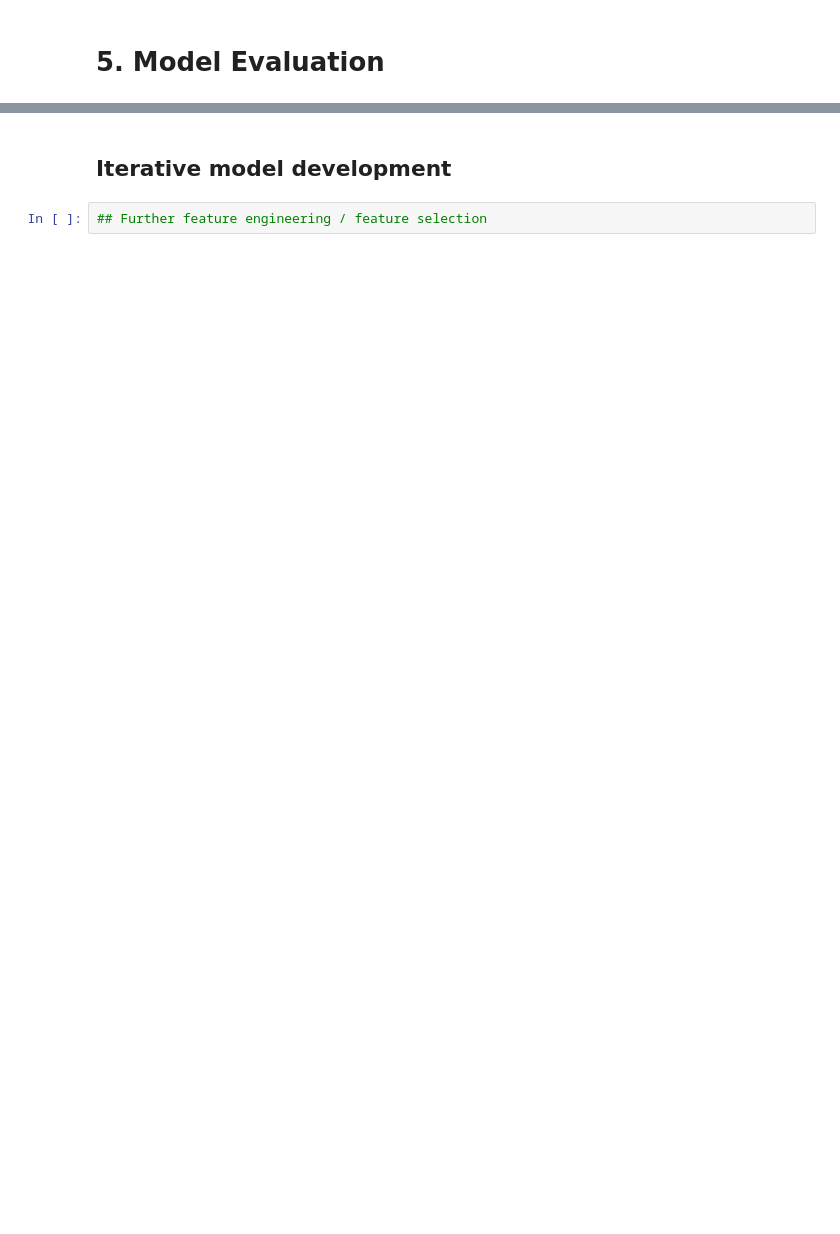
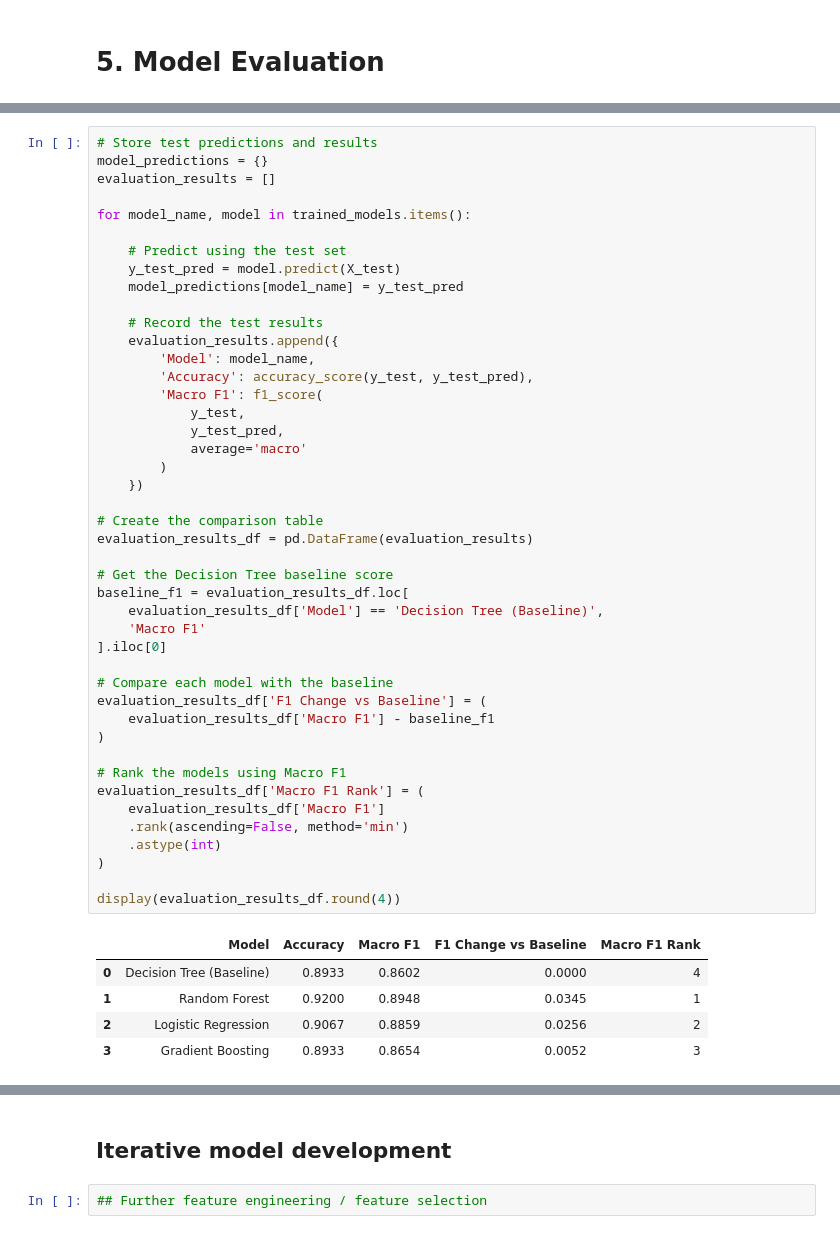
Before and after one commit to ShiroiYukiis/mldp, a Jupyter notebook: MLDP Program Codes Submission Template.ipynb, the cells around one changed output, grey strips where cells are left out. Saved outputs shown, nothing was run; the diff lists cells and outputs as text; blank space fills up the shorter version.

```diff
--- a/MLDP Program Codes Submission Template.ipynb
+++ b/MLDP Program Codes Submission Template.ipynb
@@ -825,0 +927,50 @@ A random state of 42 was used so that the same split can be reproduced. The test
+# %%
+# Store test predictions and results
+model_predictions = {}
+evaluation_results = []
+
+for model_name, model in trained_models.items():
+
+    # Predict using the test set
+    y_test_pred = model.predict(X_test)
+    model_predictions[model_name] = y_test_pred
+
+    # Record the test results
+    evaluation_results.append({
+        'Model': model_name,
+        'Accuracy': accuracy_score(y_test, y_test_pred),
+        'Macro F1': f1_score(
+            y_test,
+            y_test_pred,
+            average='macro'
+        )
+    })
+
+# Create the comparison table
+evaluation_results_df = pd.DataFrame(evaluation_results)
+
+# Get the Decision Tree baseline score
+baseline_f1 = evaluation_results_df.loc[
+    evaluation_results_df['Model'] == 'Decision Tree (Baseline)',
+    'Macro F1'
+].iloc[0]
+
+# Compare each model with the baseline
+evaluation_results_df['F1 Change vs Baseline'] = (
+    evaluation_results_df['Macro F1'] - baseline_f1
+)
+
+# Rank the models using Macro F1
+evaluation_results_df['Macro F1 Rank'] = (
+    evaluation_results_df['Macro F1']
+    .rank(ascending=False, method='min')
+    .astype(int)
+)
+
+display(evaluation_results_df.round(4))
+# %% [output]
+|  | Model | Accuracy | Macro F1 | F1 Change vs Baseline | Macro F1 Rank |
+| 0 | Decision Tree (Baseline) | 0.8933 | 0.8602 | 0.0000 | 4 |
+| 1 | Random Forest | 0.9200 | 0.8948 | 0.0345 | 1 |
+| 2 | Logistic Regression | 0.9067 | 0.8859 | 0.0256 | 2 |
+| 3 | Gradient Boosting | 0.8933 | 0.8654 | 0.0052 | 3 |
```
Also changed, not shown: parts of 17 cells of this notebook.
